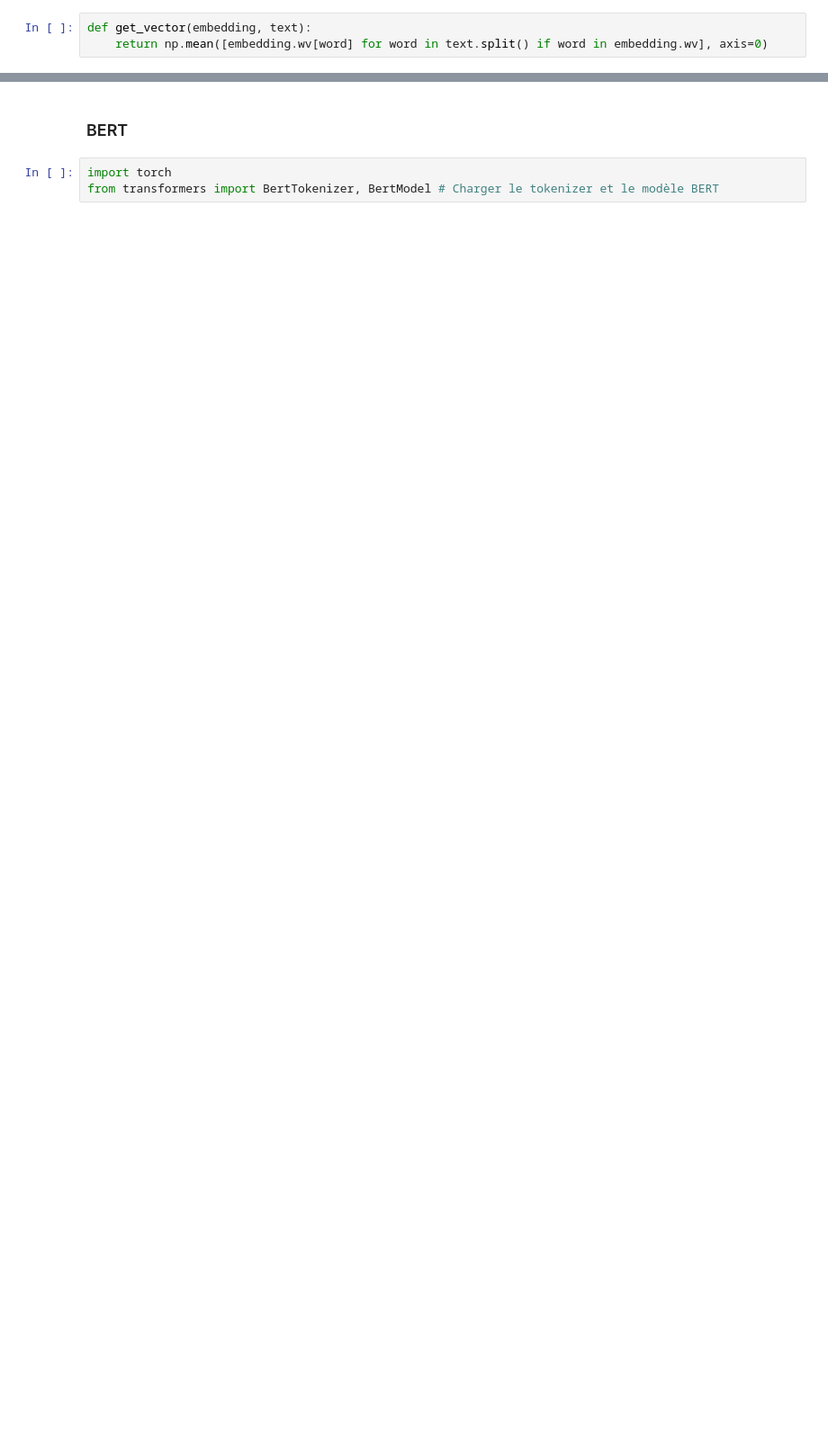
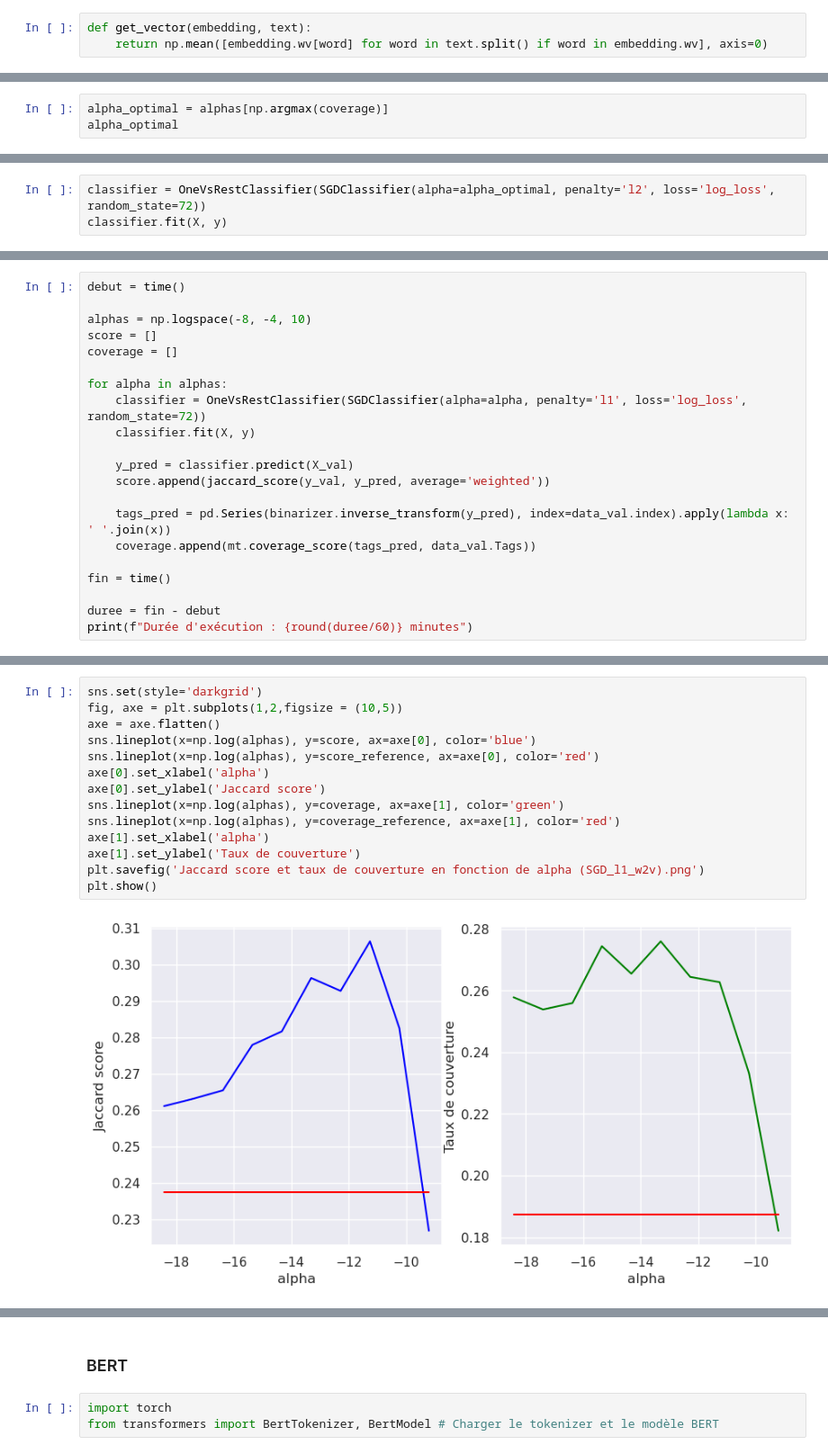
Before and after one commit to cfikri/Project5-automatic-questions-categorization-stackoverflow, a Jupyter notebook: approche_supervisee.ipynb, the cells around one changed output, grey strips where cells are left out. Shown at 90% size. Drawn from its saved outputs; the diff is of its cells as text; blank space fills up the shorter version.

```diff
--- a/approche_supervisee.ipynb
+++ b/approche_supervisee.ipynb
@@ -211,0 +413,3 @@ average_distance(w2v_val, w2v_tags_val, metric=relative_distance)
+# %%
+alpha_optimal = alphas[np.argmax(coverage)]
+alpha_optimal
@@ -211,0 +426,3 @@ average_distance(w2v_val, w2v_tags_val, metric=relative_distance)
+# %%
+classifier = OneVsRestClassifier(SGDClassifier(alpha=alpha_optimal, penalty='l2', loss='log_loss', random_state=72))
+classifier.fit(X, y)
@@ -211,0 +444,21 @@ average_distance(w2v_val, w2v_tags_val, metric=relative_distance)
+# %%
+debut = time()
+
+alphas = np.logspace(-8, -4, 10)
+score = []
+coverage = []
+
+for alpha in alphas:
+    classifier = OneVsRestClassifier(SGDClassifier(alpha=alpha, penalty='l1', loss='log_loss', random_state=72))
+    classifier.fit(X, y)
+
+    y_pred = classifier.predict(X_val)
+    score.append(jaccard_score(y_val, y_pred, average='weighted'))
+
+    tags_pred = pd.Series(binarizer.inverse_transform(y_pred), index=data_val.index).apply(lambda x: ' '.join(x))
+    coverage.append(mt.coverage_score(tags_pred, data_val.Tags))
+
+fin = time()
+
+duree = fin - debut
+print(f"Durée d'exécution : {round(duree/60)} minutes")
@@ -211,0 +467,16 @@ average_distance(w2v_val, w2v_tags_val, metric=relative_distance)
+# %%
+sns.set(style='darkgrid')
+fig, axe = plt.subplots(1,2,figsize = (10,5))
+axe = axe.flatten()
+sns.lineplot(x=np.log(alphas), y=score, ax=axe[0], color='blue')
+sns.lineplot(x=np.log(alphas), y=score_reference, ax=axe[0], color='red')
+axe[0].set_xlabel('alpha')
+axe[0].set_ylabel('Jaccard score')
+sns.lineplot(x=np.log(alphas), y=coverage, ax=axe[1], color='green')
+sns.lineplot(x=np.log(alphas), y=coverage_reference, ax=axe[1], color='red')
+axe[1].set_xlabel('alpha')
+axe[1].set_ylabel('Taux de couverture')
+plt.savefig('Jaccard score et taux de couverture en fonction de alpha (SGD_l1_w2v).png')
+plt.show()
+# %% [output]
+[figure, added]
```
Also changed, not shown: parts of 134 cells of this notebook.
